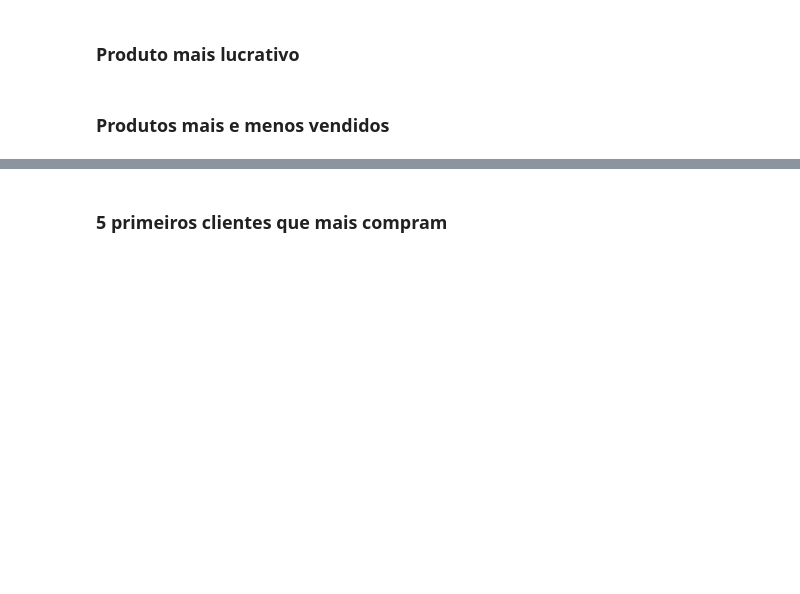
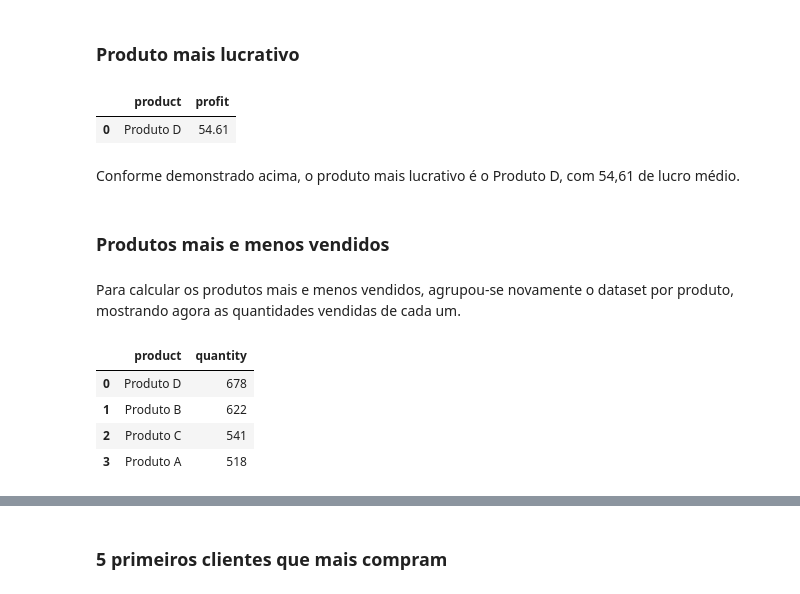
Before and after one commit to rfprates/extraindo_dados_pdf, a Jupyter notebook: data_extraction_pdf.ipynb, the cells around one changed output, grey strips where cells are left out. Saved outputs shown, nothing was run; the diff lists cells and outputs as text; code cells hidden in the pictures; blank space fills up the shorter version.

```diff
--- a/data_extraction_pdf.ipynb
+++ b/data_extraction_pdf.ipynb
@@ -378,4 +414,22 @@ Para este caso, como é sabido que estes outliers são naturais, ou seja, não s
 # %% [markdown]
 ### Produto mais lucrativo
+# %%
+profit_by_product.head(1)
+# %% [output]
+|  | product | profit |
+| 0 | Produto D | 54.61 |
+# %% [markdown]
+Conforme demonstrado acima, o produto mais lucrativo é o Produto D, com 54,61 de lucro médio.
 # %% [markdown]
 ### Produtos mais e menos vendidos
+# %% [markdown]
+Para calcular os produtos mais e menos vendidos, agrupou-se novamente o dataset por produto, mostrando agora as quantidades vendidas de cada um.
+# %%
+quantity_by_product = sales_df.groupby(by = 'product')['quantity'].agg('sum').sort_values(ascending = False).reset_index()
+quantity_by_product
+# %% [output]
+|  | product | quantity |
+| 0 | Produto D | 678 |
+| 1 | Produto B | 622 |
+| 2 | Produto C | 541 |
+| 3 | Produto A | 518 |
```
Also changed, not shown: parts of 10 cells of this notebook.
